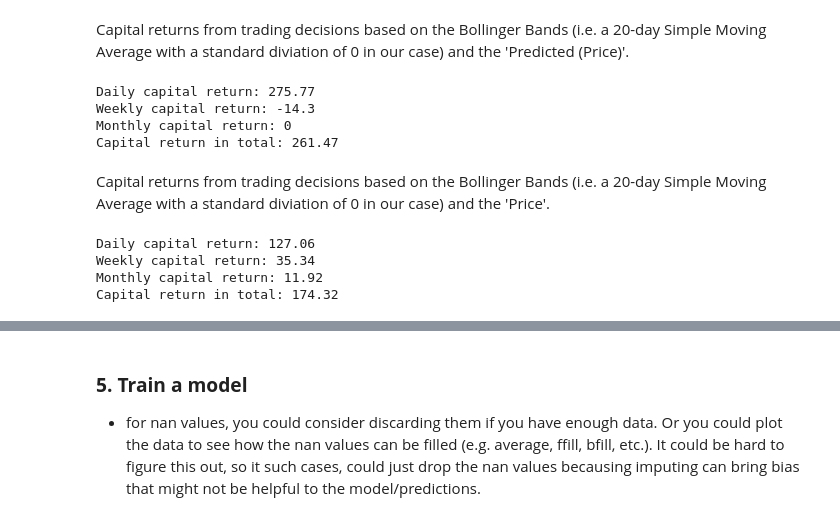
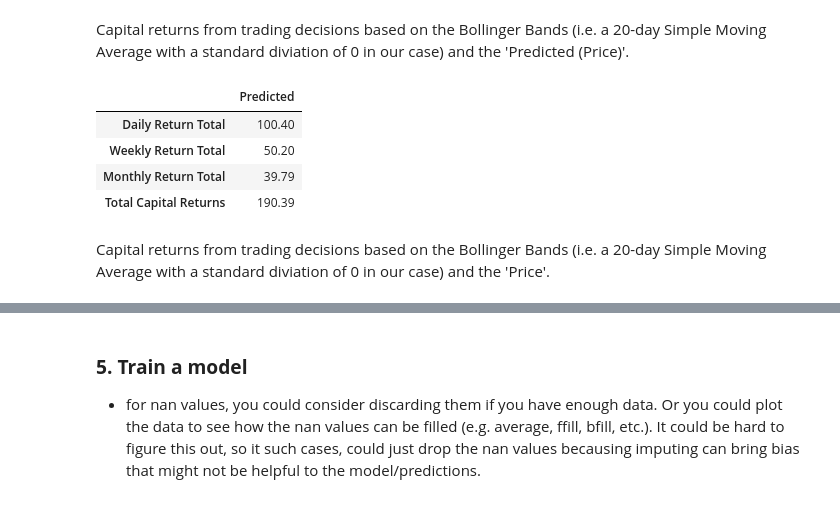
Before and after one commit to henryhyunwookim/ValueInvestor, a Jupyter notebook: ValueInvestor.ipynb, the cells around one changed output, grey strips where cells are left out. Cells and saved outputs as stored; diff of their text form; code cells hidden in the pictures.

```diff
--- a/ValueInvestor.ipynb
+++ b/ValueInvestor.ipynb
@@ -462,40 +506,18 @@ results_df
 # %% [markdown]
 Capital returns from trading decisions based on the Bollinger Bands (i.e. a 20-day Simple Moving Average with a standard diviation of 0 in our case) and the 'Predicted (Price)'.
-# %%
-results_dfs = get_trading_decision_and_results(
-    daily_trading_dates, weekly_trading_dates, monthly_trading_dates,
-    results_df, benchmark_col='20-day SMA', compare_against_col='Predicted',
-    initial_balance=0, initial_no_stock=0, max_no_stock_to_trade=1
-)
-
-capital_returns = 0
-for interval, df in results_dfs.items():
-    capital_return = df.iloc[-1]['Balance']
-    capital_returns += capital_return
-    print(f"{interval} capital return: {round(capital_return, 4)}")
-print(f"Capital return in total: {round(capital_returns, 4)}")
-# %% [output]
-Daily capital return: 275.77
-Weekly capital return: -14.3
-Monthly capital return: 0
-Capital return in total: 261.47
+# %%
+predicted_results_dfs = get_trading_decision_and_results(
+    daily_trading_dates, weekly_trading_dates, monthly_trading_dates,
+    results_df, benchmark_col='20-day SMA', compare_against_col='Predicted',
+    initial_balance=0, initial_no_stock=0, max_no_stock_to_trade=1,
+    ignore_upper_lower=True
+)
+pd.DataFrame.from_dict(get_capital_returns(predicted_results_dfs), orient='index', columns=['Predicted'])
+# %% [output]
+|  | Predicted |
+| Daily Return Total | 100.40 |
+| Weekly Return Total | 50.20 |
+| Monthly Return Total | 39.79 |
+| Total Capital Returns | 190.39 |
 # %% [markdown]
 Capital returns from trading decisions based on the Bollinger Bands (i.e. a 20-day Simple Moving Average with a standard diviation of 0 in our case) and the 'Price'.
-# %%
-results_dfs = get_trading_decision_and_results(
-    daily_trading_dates, weekly_trading_dates, monthly_trading_dates,
-    results_df, benchmark_col='20-day SMA', compare_against_col='Price',
-    initial_balance=0, initial_no_stock=0, max_no_stock_to_trade=1
-)
-
-capital_returns = 0
-for interval, df in results_dfs.items():
-    capital_return = df.iloc[-1]['Balance']
-    capital_returns += capital_return
-    print(f"{interval} capital return: {round(capital_return, 4)}")
-print(f"Capital return in total: {round(capital_returns, 4)}")
-# %% [output]
-Daily capital return: 127.06
-Weekly capital return: 35.34
-Monthly capital return: 11.92
-Capital return in total: 174.32
```
Also changed, not shown: parts of 22 cells of this notebook, 2 other files.
